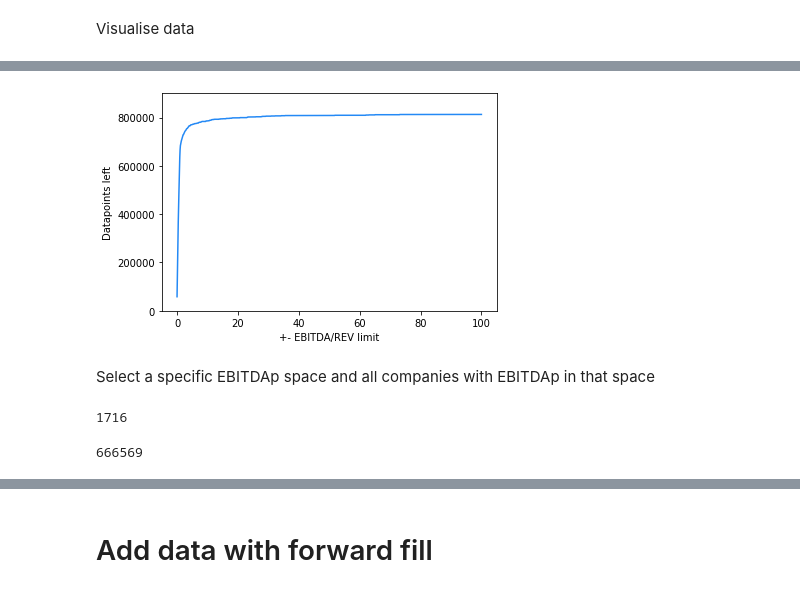
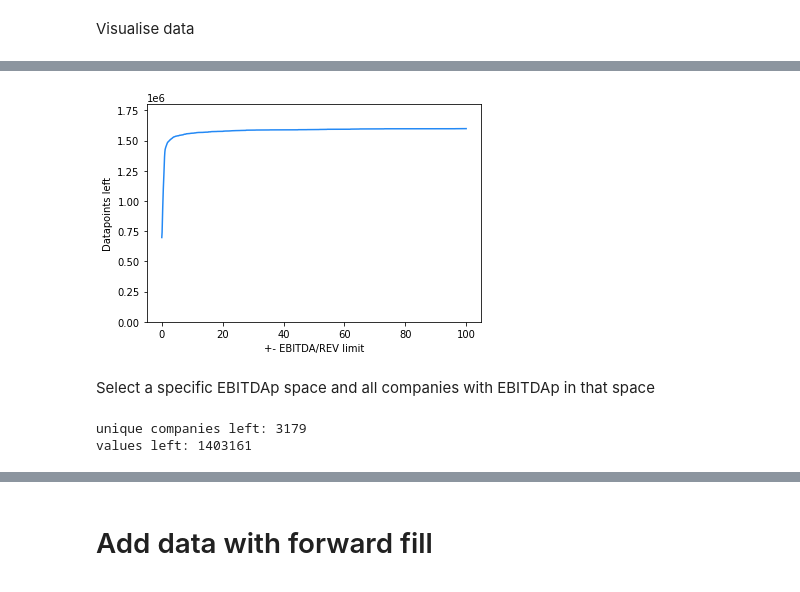
Before and after one commit to Krankile/npmf, a Jupyter notebook: notebooks/fundamental_cleaning.ipynb, the cells around one changed output, grey strips where cells are left out. Saved outputs shown, nothing was run; the diff lists cells and outputs as text; code cells hidden in the pictures.

Commit message:
Upload code for the cleaned fundamental data

```diff
--- a/notebooks/fundamental_cleaning.ipynb
+++ b/notebooks/fundamental_cleaning.ipynb
@@ -54,0 +112,11 @@ total_values
+# %%
+fundamental_df = pd.concat([fundamental_oil_df, fundamental_banking_df], axis=0)
+# %%
+oil_values = fundamental_oil_df.count(axis=0, numeric_only=True).sum()
+banking_values = fundamental_banking_df.count(axis=0, numeric_only=True).sum()
+oil_unique_companies = fundamental_oil_df.ticker.unique()
+banking_unique_companies = fundamental_banking_df.ticker.unique()
+unique_companies = list(set(oil_unique_companies) | set(banking_unique_companies))
+print(f"unique companies: {len(unique_companies)}")
+total_values = oil_values + banking_values
+print(f"total values: {total_values}")
@@ -61,5 +146,6 @@ TODO remove data if balance sheet announcementdate is much later than quarterly
 # %%
 #create margin coloumns
-for ticker in fundamental_df.columns[5:9]:
+for col in fundamental_df.columns[5:10]:
 
-    fundamental_df[f"{ticker}p"] = fundamental_df[ticker] / fundamental_df["Total Revenue"]
+    fundamental_df[f"{col}_p_revenue"] = fundamental_df[col] / fundamental_df.revenue
+fundamental_df = fundamental_df.replace([np.inf, -np.inf], np.nan)
@@ -79,15 +163,15 @@ lost_companies_to_values_left = {}
 ebitda_restriction_to_values_left = {}
 
 for num in tqdm(np.linspace(100,0,1000)):
-    weird_positive_df = fundamental_df[fundamental_df["EBITDAp"] >= num]
-    weird_negative_df = fundamental_df[fundamental_df["EBITDAp"] <= -num -0.5]
+    weird_positive_df = fundamental_df[fundamental_df.ebitda_p_revenue >= num]
+    weird_negative_df = fundamental_df[fundamental_df.ebitda_p_revenue <= -num -0.5]
 
 
-    lost_companies = set(weird_positive_df["Instrument"].unique()) | set(weird_positive_df["Instrument"].unique())
+    lost_companies = set(weird_positive_df["ticker"].unique()) | set(weird_positive_df["ticker"].unique())
 
     lost_companies_count = len(lost_companies)
 
-    values_left = total_values - fundamental_df[fundamental_df["Instrument"].isin(list(lost_companies))].count(axis=0, numeric_only=True).sum()
+    values_left = total_values - fundamental_df[fundamental_df["ticker"].isin(list(lost_companies))].count(axis=0, numeric_only=True).sum()
 
     lost_companies_to_values_left[lost_companies_count] =  values_left
     ebitda_restriction_to_values_left[num] = values_left
@@ -111,28 +195,29 @@ for key in ebitda_restriction_to_values_left:
     xs1 += [key]
     ys1 += [ebitda_restriction_to_values_left[key]]
 # %%
-plt.ylim(-1,900_000)
+plt.ylim(-1,1_800_000)
 plt.ylabel("Datapoints left")
 plt.xlabel("+- EBITDA/REV limit")
 plt.plot(xs1,ys1);
 # %% [output]
-[figure, old version]
+[figure, new version]
 # %% [markdown]
 Select a specific EBITDAp space and all companies with EBITDAp in that space
 # %%
-weird_positive_df = fundamental_df[fundamental_df["EBITDAp"] >= 1]
-weird_negative_df = fundamental_df[fundamental_df["EBITDAp"] <= -5]
+weird_positive_df = fundamental_df[fundamental_df.ebitda_p_revenue >= 1]
+weird_negative_df = fundamental_df[fundamental_df.ebitda_p_revenue <= -5]
 
 
-lost_companies = set(weird_positive_df["Instrument"].unique()) | set(weird_positive_df["Instrument"].unique())
+lost_companies = set(weird_positive_df["ticker"].unique()) | set(weird_positive_df["ticker"].unique())
 
 lost_companies_count = len(lost_companies)
 
-values_left = total_values - fundamental_df[fundamental_df["Instrument"].isin(list(lost_companies))].count(axis=0, numeric_only=True).sum()
+values_left = total_values - fundamental_df[fundamental_df["ticker"].isin(list(lost_companies))].count(axis=0, numeric_only=True).sum()
 
 
-print(unique_companies - lost_companies_count)
-values_left
+
+print(f"unique companies left: {len(unique_companies) - lost_companies_count}")
+print(f"values left: {values_left}")
 # %% [output]
-1716
+unique companies left: 3179
+values left: 1403161
-666569
```
Also changed, not shown: parts of 37 cells of this notebook.
